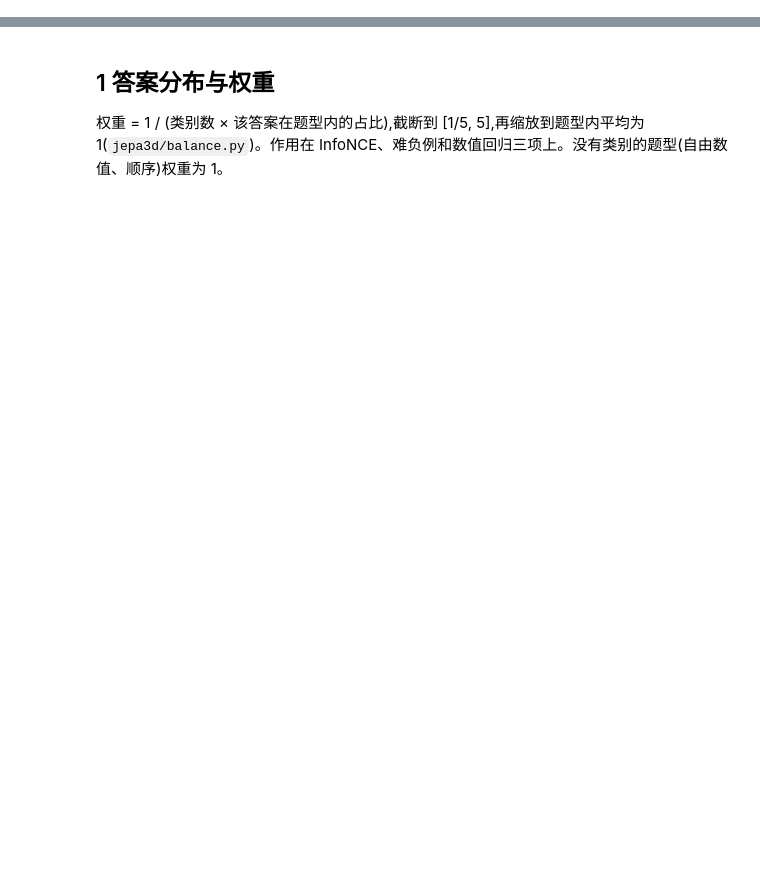
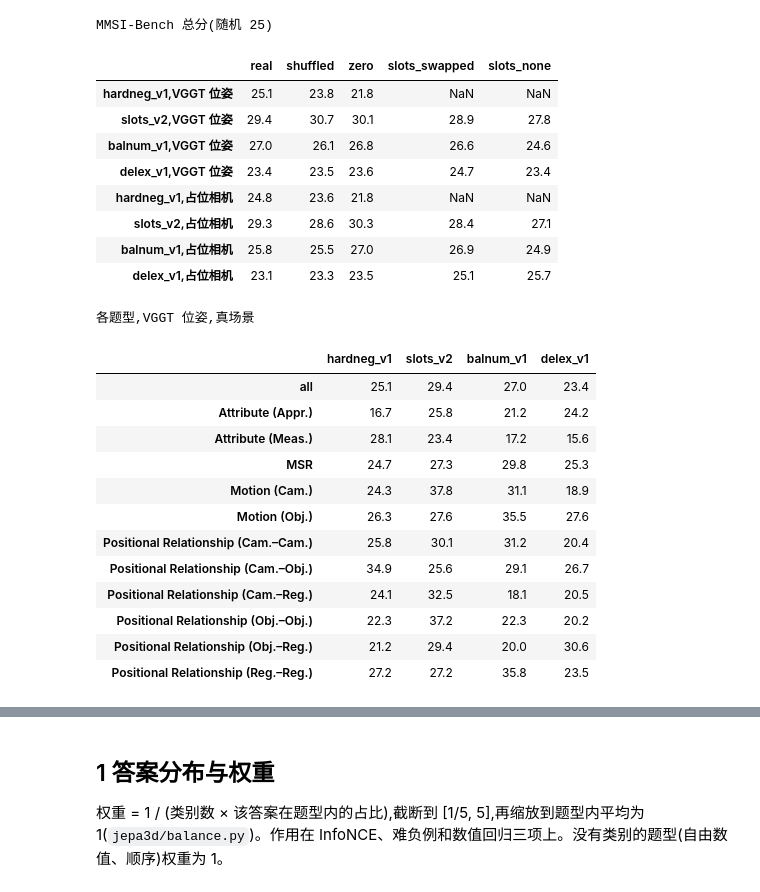
Before and after one commit to FullToker/3DRAE_JEPA, a Jupyter notebook: experiments/balnum_v1/notebooks/report.ipynb, the cells around one changed output, grey strips where cells are left out. Drawn from its saved outputs; the diff is of its cells as text; code cells hidden in the pictures; blank space fills up the shorter version.

Commit message:
Report: lead with VSI-Bench (8-task layout) and MMSI-Bench (VGGT poses)
Co-Authored-By: Claude Fable 5.2 <noreply@anthropic.com>

```diff
--- a/experiments/balnum_v1/notebooks/report.ipynb
+++ b/experiments/balnum_v1/notebooks/report.ipynb
@@ -56,0 +69,23 @@ def by_type(runs, ds, keep=lambda k: True):
+# %%
+H = load("../../hardneg_v1/results/eval_final.json")
+ALL = {"hardneg_v1": H, **RUNS}
+MC = {"相对距离": ["object_rel_distance"], "相对方向": ["object_rel_direction_easy", "object_rel_direction_medium", "object_rel_direction_hard"],
+      "路线规划": ["route_planning"], "出现顺序": ["obj_appearance_order"]}
+NUM = {"计数": "object_counting", "绝对距离": "object_abs_distance", "物体尺寸": "object_size_estimation", "房间面积": "room_size_estimation"}
+
+def vsibench(split, mode):
+    table = {}
+    for name, r in ALL.items():
+        mc = r[mode][f"vsibench_{split}_posed_f8"]
+        col = {task: sum(100 * mc["type/" + k] for k in keys) / len(keys) for task, keys in MC.items()}
+        col["选择题 4 任务平均"] = sum(col.values()) / 4
+        numeric = r[mode].get(f"vsibench_{split}_numeric_posed_f8")
+        if numeric:
+            col.update({task: 100 * numeric["type/" + k]["mra"] for task, k in NUM.items()})
+            col["8 任务平均"] = (4 * col["选择题 4 任务平均"] + sum(col[t] for t in NUM)) / 8
+        table[name] = col
+    return pd.DataFrame(table).round(1)
+
+for split in ("test", "debiased"):
+    for mode, label in (("real", "真场景"), ("shuffled", "换成另一题的场景")):
+        print(f"VSI-Bench {split},{label}"); display(vsibench(split, mode))
@@ -56,0 +149,35 @@ def by_type(runs, ds, keep=lambda k: True):
+# %%
+MM = {c: {r: load(f"../../mmsibench_eval/results/{c}/{r}.json") for r in ALL} for c in ("vggt", "placeholder")}
+pick = lambda d, m: next(v for k, v in d[m].items() if k.startswith("mmsibench"))
+rows = {}
+for c, label in (("vggt", "VGGT 位姿"), ("placeholder", "占位相机")):
+    for r, d in MM[c].items():
+        rows[f"{r},{label}"] = {m: 100 * pick(d, m)["all"] for m in MODES if m in d}
+print("MMSI-Bench 总分(随机 25)"); display(pd.DataFrame(rows).T.round(1))
+print("各题型,VGGT 位姿,真场景")
+pd.DataFrame({r: {k.replace("type/", ""): 100 * v for k, v in pick(d, "real").items()} for r, d in MM["vggt"].items()}).round(1)
+# %% [output]
+MMSI-Bench 总分(随机 25)
+|  | real | shuffled | zero | slots_swapped | slots_none |
+| hardneg_v1,VGGT 位姿 | 25.1 | 23.8 | 21.8 | NaN | NaN |
+| slots_v2,VGGT 位姿 | 29.4 | 30.7 | 30.1 | 28.9 | 27.8 |
+| balnum_v1,VGGT 位姿 | 27.0 | 26.1 | 26.8 | 26.6 | 24.6 |
+| delex_v1,VGGT 位姿 | 23.4 | 23.5 | 23.6 | 24.7 | 23.4 |
+| hardneg_v1,占位相机 | 24.8 | 23.6 | 21.8 | NaN | NaN |
+| slots_v2,占位相机 | 29.3 | 28.6 | 30.3 | 28.4 | 27.1 |
+| balnum_v1,占位相机 | 25.8 | 25.5 | 27.0 | 26.9 | 24.9 |
+| delex_v1,占位相机 | 23.1 | 23.3 | 23.5 | 25.1 | 25.7 |
+各题型,VGGT 位姿,真场景
+|  | hardneg_v1 | slots_v2 | balnum_v1 | delex_v1 |
+| all | 25.1 | 29.4 | 27.0 | 23.4 |
+| Attribute (Appr.) | 16.7 | 25.8 | 21.2 | 24.2 |
+| Attribute (Meas.) | 28.1 | 23.4 | 17.2 | 15.6 |
+| MSR | 24.7 | 27.3 | 29.8 | 25.3 |
+| Motion (Cam.) | 24.3 | 37.8 | 31.1 | 18.9 |
+| Motion (Obj.) | 26.3 | 27.6 | 35.5 | 27.6 |
+| Positional Relationship (Cam.–Cam.) | 25.8 | 30.1 | 31.2 | 20.4 |
+| Positional Relationship (Cam.–Obj.) | 34.9 | 25.6 | 29.1 | 26.7 |
+| Positional Relationship (Cam.–Reg.) | 24.1 | 32.5 | 18.1 | 20.5 |
+| Positional Relationship (Obj.–Obj.) | 22.3 | 37.2 | 22.3 | 20.2 |
+| Positional Relationship (Obj.–Reg.) | 21.2 | 29.4 | 20.0 | 30.6 |
+| Positional Relationship (Reg.–Reg.) | 27.2 | 27.2 | 35.8 | 23.5 |
```
Also changed, not shown: parts of 5 cells of this notebook.
